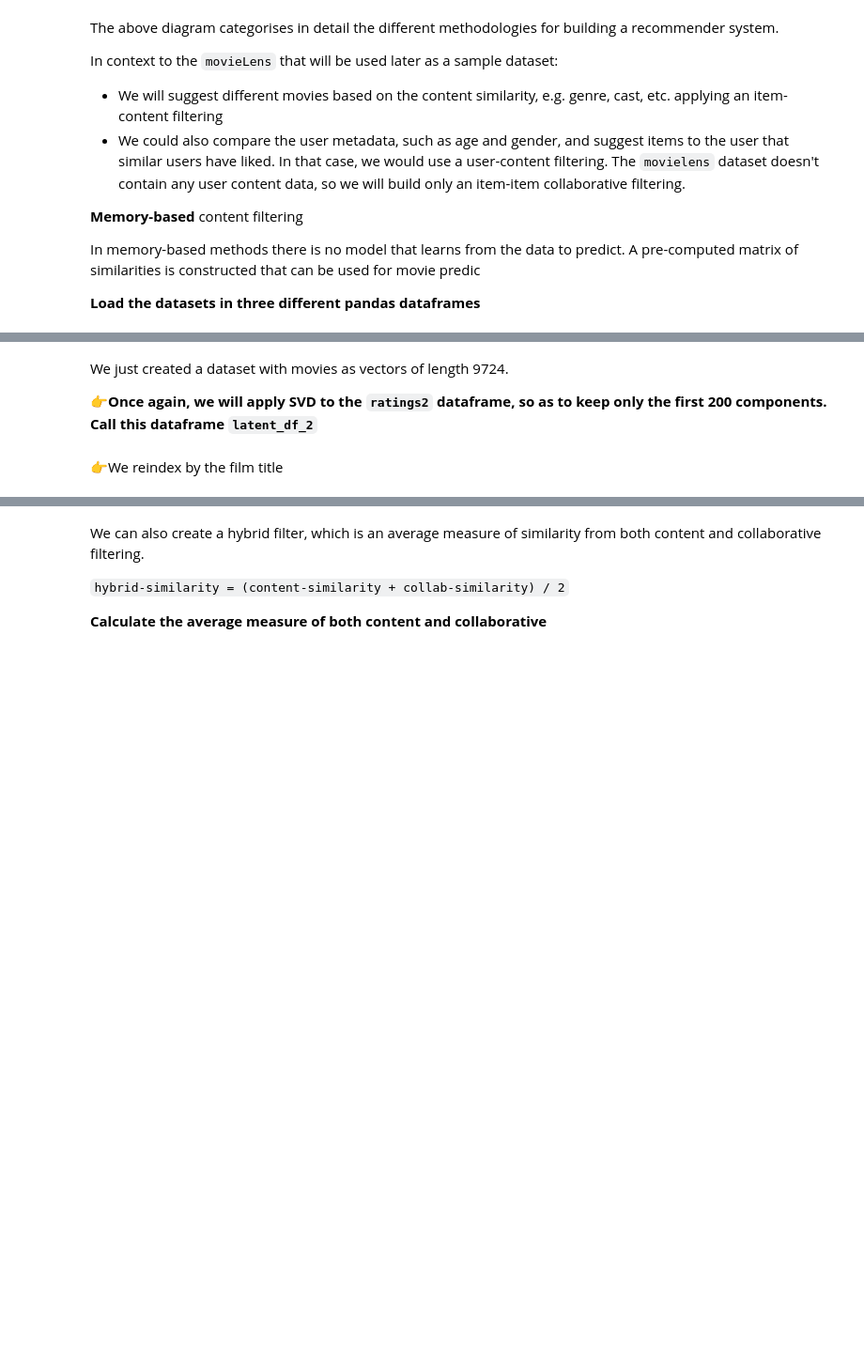
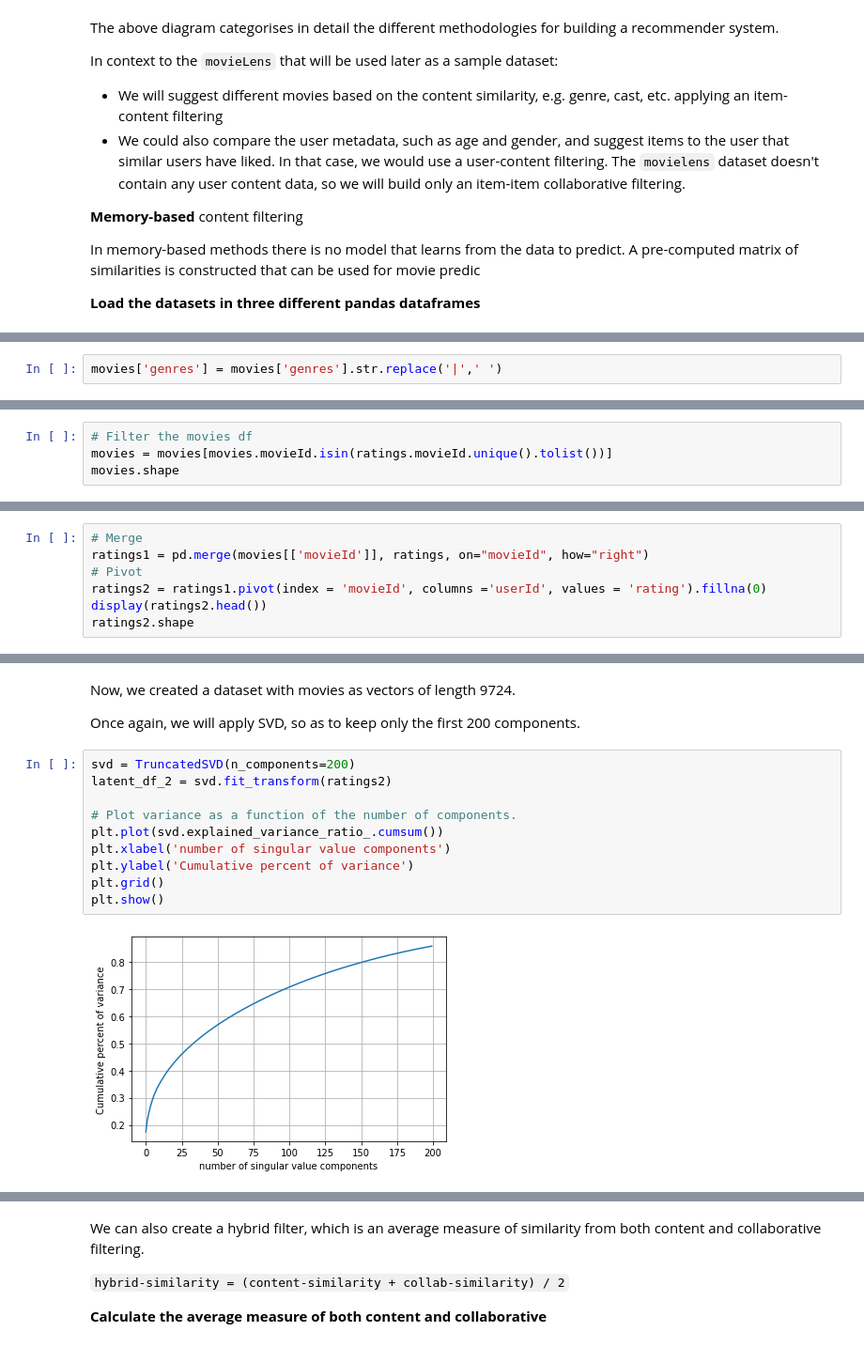
Before and after one commit to smhurf/lewagon_challenges, a Jupyter notebook: 05-ML/06-Unsupervised-Learning/03-Movie-Recommendation/recommender-system.ipynb, the cells around one changed output, grey strips where cells are left out. Shown: that part at 94% size. Drawn from its saved outputs; the diff is of its cells as text; blank space fills up the shorter version.

```diff
--- a/05-ML/06-Unsupervised-Learning/03-Movie-Recommendation/recommender-system.ipynb
+++ b/05-ML/06-Unsupervised-Learning/03-Movie-Recommendation/recommender-system.ipynb
@@ -42 +61,3 @@ __remove the '|' that separates the different genres of movies in dataframe `mov
+# %%
+movies['genres'] = movies['genres'].str.replace('|',' ')
 # %% [markdown]
@@ -43,0 +65,4 @@ __Filter the `ratings` dataframe, to have only movies that have received a ratin
+# %%
+# Filter the movies df
+movies = movies[movies.movieId.isin(ratings.movieId.unique().tolist())]
+movies.shape
@@ -95,0 +173,7 @@ A recommender system can recommend a movie that is similar on the basis of user
+# %%
+# Merge
+ratings1 = pd.merge(movies[['movieId']], ratings, on="movieId", how="right")
+# Pivot
+ratings2 = ratings1.pivot(index = 'movieId', columns ='userId', values = 'rating').fillna(0)
+display(ratings2.head())
+ratings2.shape
@@ -96,9 +190,19 @@ A recommender system can recommend a movie that is similar on the basis of user
 # %% [markdown]
-We just created a dataset with movies as vectors of length 9724.
+Now, we created a dataset with movies as vectors of length 9724.
 
-👉**Once again, we will apply SVD to the `ratings2` dataframe, so as to keep only the first 200 components. Call this dataframe `latent_df_2`**
+Once again, we will apply SVD, so as to keep only the first 200 components.
-# %% [markdown]
-👉We reindex by the film title
+# %%
+svd = TruncatedSVD(n_components=200)
+latent_df_2 = svd.fit_transform(ratings2)
+
+# Plot variance as a function of the number of components.
+plt.plot(svd.explained_variance_ratio_.cumsum())
+plt.xlabel('number of singular value components')
+plt.ylabel('Cumulative percent of variance')
+plt.grid()
+plt.show()
+# %% [output]
+[figure, added]
 # %%
 latent_df_2 = pd.DataFrame(latent_df_2, index=df.title.tolist())
 latent_df_2.head()
```
Also changed, not shown: parts of 33 cells of this notebook, 8 other files.
